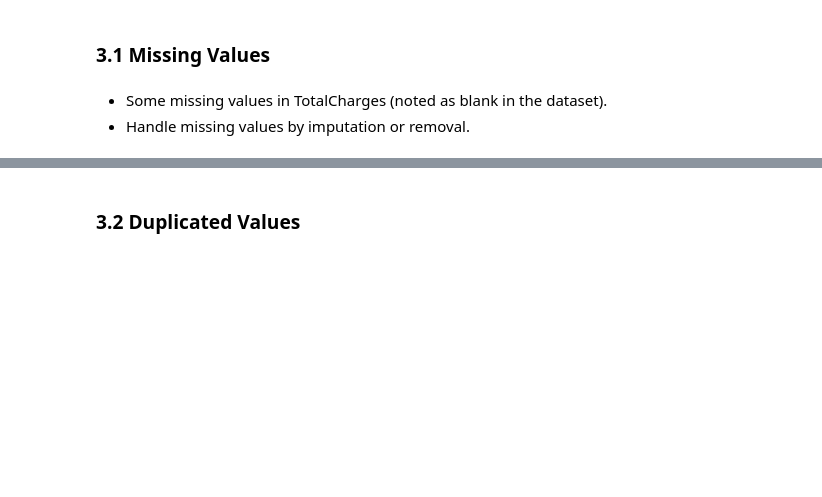
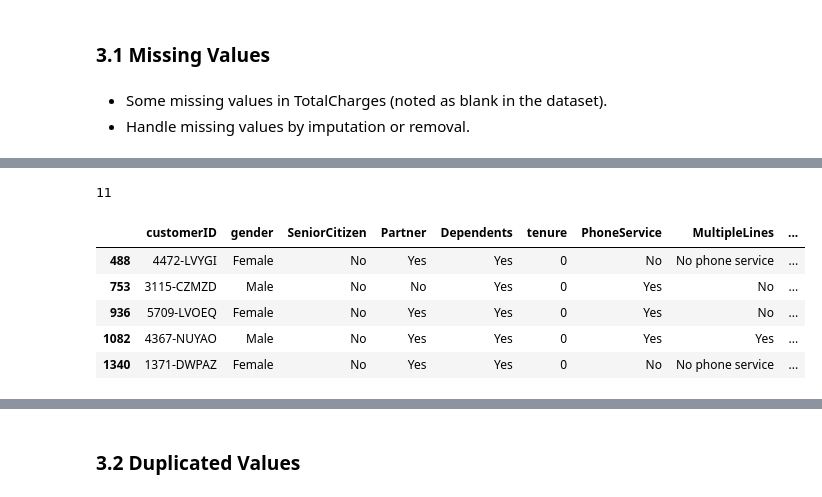
Before and after one commit to hansdarmawann/telco-churn, a Jupyter notebook: notebooks/1.0-hdr-inital-notebook.ipynb, the cells around one changed output, grey strips where cells are left out. Drawn from its saved outputs; the diff is of its cells as text; code cells hidden in the pictures; blank space fills up the shorter version.

```diff
--- a/notebooks/1.0-hdr-inital-notebook.ipynb
+++ b/notebooks/1.0-hdr-inital-notebook.ipynb
@@ -200,0 +201,12 @@ dtype: int64
+# %%
+isnull_df = df[df['TotalCharges'].isnull()]
+print(isnull_df.shape[0])
+display(isnull_df.head())
+# %% [output]
+11
+|  | customerID | gender | SeniorCitizen | Partner | Dependents | tenure | PhoneService | MultipleLines | ... |
+| 488 | 4472-LVYGI | Female | No | Yes | Yes | 0 | No | No phone service | ... |
+| 753 | 3115-CZMZD | Male | No | No | Yes | 0 | Yes | No | ... |
+| 936 | 5709-LVOEQ | Female | No | Yes | Yes | 0 | Yes | No | ... |
+| 1082 | 4367-NUYAO | Male | No | Yes | Yes | 0 | Yes | Yes | ... |
+| 1340 | 1371-DWPAZ | Female | No | Yes | Yes | 0 | No | No phone service | ... |
```
Also changed, not shown: parts of 9 cells of this notebook.
